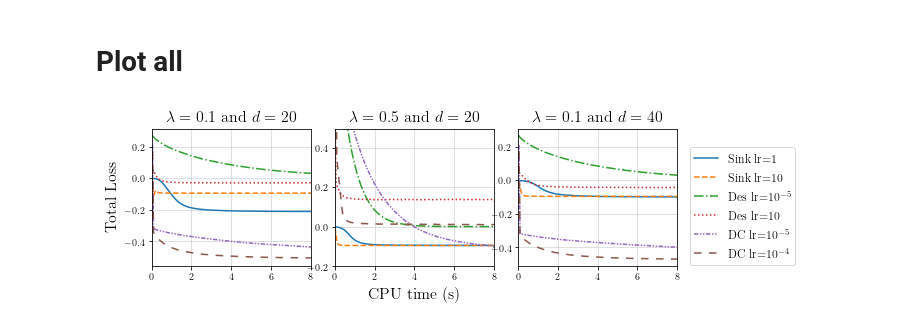
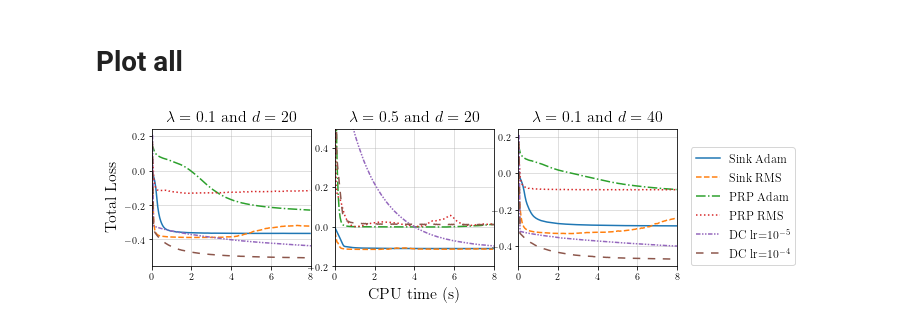
Before and after one commit to eboursier/regularized_private_learning, a Jupyter notebook: linear_toy_plot.ipynb, the cells around one changed output. Cells and saved outputs as stored; diff of their text form; code cells hidden in the pictures.

```diff
--- a/linear_toy_plot.ipynb
+++ b/linear_toy_plot.ipynb
@@ -46,2 +43,4 @@ sinklrrange = [1., 10.]
+# %%
+sinkparams = [(5, 1e-2, "adam"), (5, 1e-2, "rms")] # (sinkiter, learningrate, optimizer)
 # %%
 losses['sinkhorn'] = {}
@@ -60,10 +82,11 @@ descentlrrange = [1e-5, 10.]
 # %%
 losses['descent'] = {}
 
-for descentlr in descentlrrange:
+for lambd, descentlr, optim in descentparams:
     for dim,lamb in dimlambrange:
-        losses['descent'][(dim, lamb, descentlr)] = []
-        for exp in range(expstart, expstart+nexp):
-            l = np.load('experiments/descent/{0}_lamb{1}_k{2}_dim{3}_lr{4}_descent_{5}/losses.npy'.format(exp, lamb, K, dim, descentlr, device))
-            t = np.load('experiments/descent/{0}_lamb{1}_k{2}_dim{3}_lr{4}_descent_{5}/time.npy'.format(exp, lamb, K, dim, descentlr, device))
-            losses['descent'][(dim, lamb, descentlr)] += zip(l,t)
+        if lamb==lambd:
+            losses['descent'][(dim, lamb, descentlr, optim)] = []
+            for exp in range(expstart, expstart+nexp):
+                l = np.load('experiments/descent/{0}_lamb{1}_k{2}_dim{3}_lr{4}_descent_{5}_{6}/losses.npy'.format(exp, lamb, K, dim, descentlr, device, optim))
+                t = np.load('experiments/descent/{0}_lamb{1}_k{2}_dim{3}_lr{4}_descent_{5}_{6}/time.npy'.format(exp, lamb, K, dim, descentlr, device, optim))
+                losses['descent'][(dim, lamb, descentlr, optim)] += zip(l,t)
@@ -70,12 +116,10 @@ for descentlr in descentlrrange:
 # %% [markdown]
 # DC
 # %%
-dclrrange = [1e-5, 1e-4]
-dcdualiterrange = [5]
+dcparams = [(5, 1e-5), (5, 1e-4)]
 # %%
 losses['dc'] = {}
-for s in itertools.product(dcdualiterrange, dclrrange):
-    dcdualiter, dclr = s[0], s[1]
+for dcdualiter, dclr in dcparams:
     for dim,lamb in dimlambrange:
         losses['dc'][(dim, lamb, dcdualiter, dclr)] = []
         for exp in range(expstart, expstart+nexp):
@@ -100,6 +167,7 @@ plt.rcParams.update({
 # %%
 fig = plt.figure()
 ls = ['-', '--', '-.', ':', (0, (3, 1, 1, 1, 1, 1)), (0, (5, 5))]
+#ls = ['-', '--', '-.', ':', '-', '--']
 ##################
 
 for i, z in enumerate(dimlambrange):
@@ -108,46 +176,45 @@ for i, z in enumerate(dimlambrange):
     plt.subplot(131+i)
     if i == 0:
         l = []
-    for s in itertools.product(sinkiterrange, sinklrrange):
-        sinkiter, sinklr = s[0], s[1]
-        h, z = average(np.array(losses['sinkhorn'][(dim, lamb, sinkiter, sinklr)]), stepsize=5e-2)
+    for sinkiter, sinklr, optim in sinkparams:
+        h, z = average(np.array(losses['sinkhorn'][(dim, lamb, sinkiter, sinklr, optim)]), stepsize=5e-2)
         lz, = plt.plot(h, z, ls[n])
         n+=1
         if i==0:
             l.append(lz)
 
-    for descentlr in descentlrrange:
-        h, z = average(np.array(losses['descent'][(dim, lamb, descentlr)]), stepsize=5e-2)
-        lz, = plt.plot(h,z, linestyle=ls[n])
-        n+=1
-        if i==0:
-            l.append(lz)
+    for lambd, descentlr, optim in descentparams:
+        if lambd==lamb:
+            h, z = average(np.array(losses['descent'][(dim, lamb, descentlr, optim)]), stepsize=5e-2)
+            lz, = plt.plot(h,z, linestyle=ls[n])
+            n+=1
+            if i==0:
+                l.append(lz)
 
-    for s in itertools.product(dcdualiterrange, dclrrange):
-        dcdualiter, dclr = s[0], s[1]
+    for dcdualiter, dclr in dcparams:
         h, z = average(np.array(losses['dc'][(dim, lamb, dcdualiter, dclr)]), stepsize=5e-2)
         lz, = plt.plot(h, z, linestyle=ls[n])
         n+=1
         if i==0:
             l.append(lz)
 
     plt.title('$\lambda={}$ and $d={}$'.format(lamb, dim), fontsize=16)
     if i==0:
         plt.ylabel('Total Loss',fontsize=16)
     if i==1:
         plt.ylim(-0.2, 0.5)
         plt.xlabel('CPU time (s)',fontsize=16)
     #else:
         #plt.tick_params(axis='y', labelleft=False)
     plt.xlim(0, 8)
     plt.grid(alpha=0.5)
 
-labels = ['Sink lr=1', 'Sink lr=10', 'Des lr=$10^{-5}$', 'Des lr=10', 'DC lr=$10^{-5}$', 'DC lr=$10^{-4}$']
+labels = ['Sink Adam', 'Sink RMS', 'PRP Adam', 'PRP RMS', 'DC lr=$10^{-5}$', 'DC lr=$10^{-4}$']
 fig.set_figheight(2.8)
 fig.set_figwidth(10)
 plt.subplots_adjust(left=0.1, right=0.83, wspace=0.15, hspace=0, bottom=0.2)
 fig.legend(l, labels, 'right', fontsize=12)
 plt.savefig('figures/linear-toy.pgf')
 plt.show()
 # %% [output]
-[figure, old version]
+[figure, new version]
```
Also changed, not shown: parts of 9 cells of this notebook, 6 other files.
